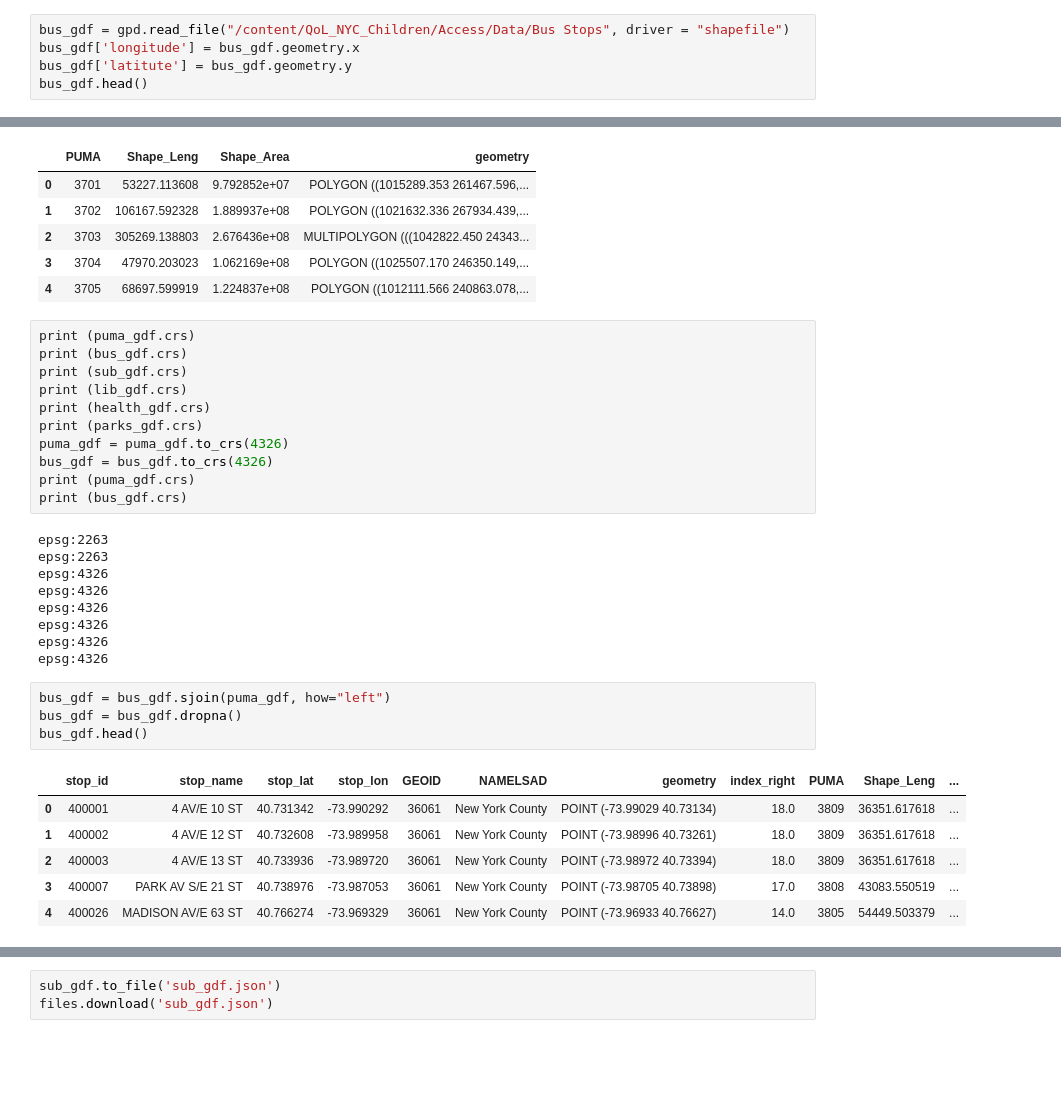
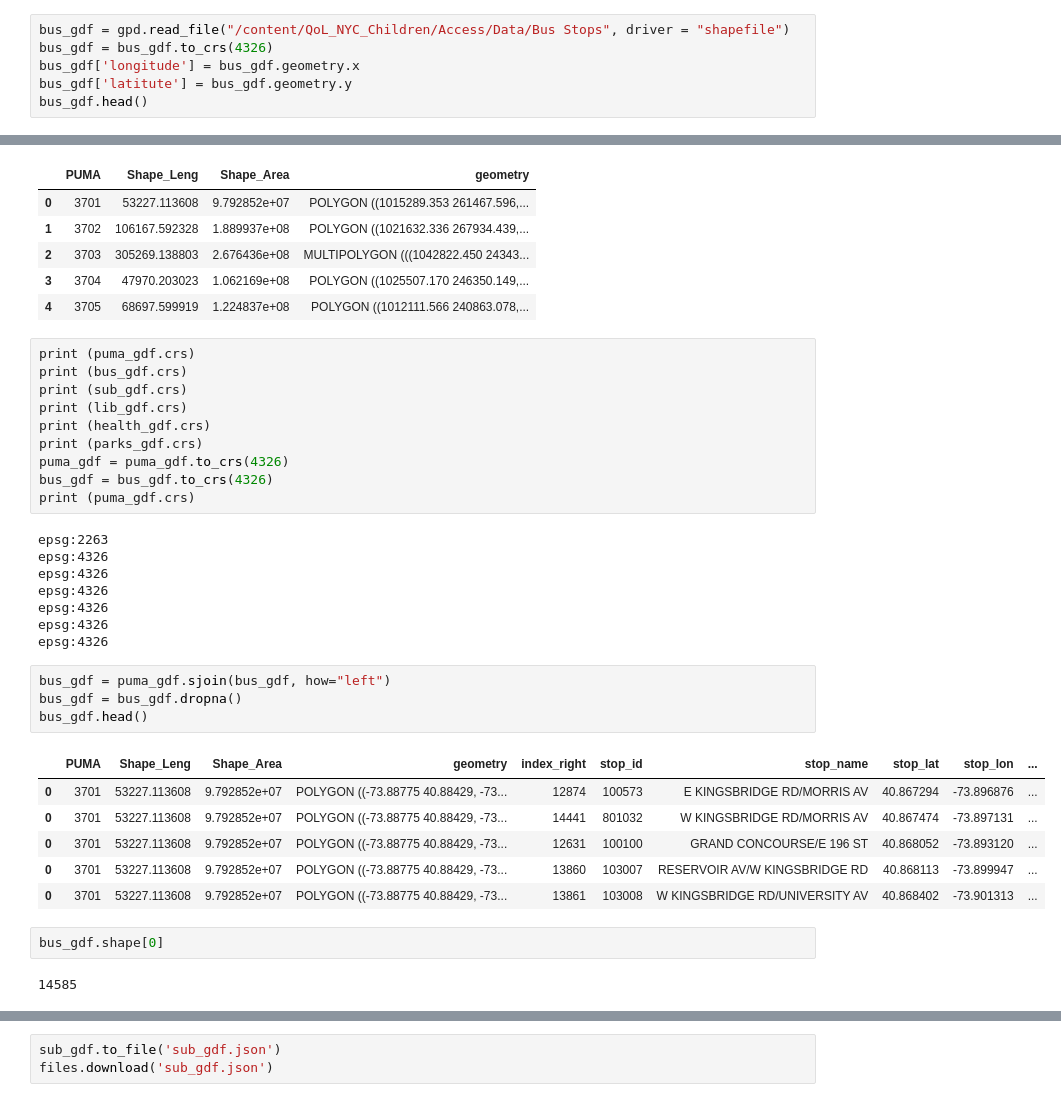
Before and after one commit to kirthi-b/QoL_NYC_Children, a Jupyter notebook: Access/Access.ipynb, the cells around one changed output, grey strips where cells are left out. Cells and saved outputs as stored; diff of their text form; blank space fills up the shorter version.

```diff
--- a/Access/Access.ipynb
+++ b/Access/Access.ipynb
@@ -98,5 +89,6 @@ Resolving deltas: 100% (98/98), done.
 # %%
 bus_gdf = gpd.read_file("/content/QoL_NYC_Children/Access/Data/Bus Stops", driver = "shapefile")
+bus_gdf = bus_gdf.to_crs(4326)
 bus_gdf['longitude'] = bus_gdf.geometry.x
 bus_gdf['latitute'] = bus_gdf.geometry.y
 bus_gdf.head()
@@ -237,9 +233,7 @@ print (parks_gdf.crs)
 puma_gdf = puma_gdf.to_crs(4326)
 bus_gdf = bus_gdf.to_crs(4326)
 print (puma_gdf.crs)
-print (bus_gdf.crs)
 # %% [output]
-epsg:2263
 epsg:2263
 epsg:4326
 epsg:4326
@@ -248,13 +242,17 @@ epsg:4326
 epsg:4326
 epsg:4326
 # %%
-bus_gdf = bus_gdf.sjoin(puma_gdf, how="left")
+bus_gdf = puma_gdf.sjoin(bus_gdf, how="left")
 bus_gdf = bus_gdf.dropna()
 bus_gdf.head()
 # %% [output]
-|  | stop_id | stop_name | stop_lat | stop_lon | GEOID | NAMELSAD | geometry | index_right | PUMA | Shape_Leng | ... |
-| 0 | 400001 | 4 AV/E 10 ST | 40.731342 | -73.990292 | 36061 | New York County | POINT (-73.99029 40.73134) | 18.0 | 3809 | 36351.617618 | ... |
-| 1 | 400002 | 4 AV/E 12 ST | 40.732608 | -73.989958 | 36061 | New York County | POINT (-73.98996 40.73261) | 18.0 | 3809 | 36351.617618 | ... |
-| 2 | 400003 | 4 AV/E 13 ST | 40.733936 | -73.989720 | 36061 | New York County | POINT (-73.98972 40.73394) | 18.0 | 3809 | 36351.617618 | ... |
-| 3 | 400007 | PARK AV S/E 21 ST | 40.738976 | -73.987053 | 36061 | New York County | POINT (-73.98705 40.73898) | 17.0 | 3808 | 43083.550519 | ... |
-| 4 | 400026 | MADISON AV/E 63 ST | 40.766274 | -73.969329 | 36061 | New York County | POINT (-73.96933 40.76627) | 14.0 | 3805 | 54449.503379 | ... |
+|  | PUMA | Shape_Leng | Shape_Area | geometry | index_right | stop_id | stop_name | stop_lat | stop_lon | ... |
+| 0 | 3701 | 53227.113608 | 9.792852e+07 | POLYGON ((-73.88775 40.88429, -73... | 12874 | 100573 | E KINGSBRIDGE RD/MORRIS AV | 40.867294 | -73.896876 | ... |
+| 0 | 3701 | 53227.113608 | 9.792852e+07 | POLYGON ((-73.88775 40.88429, -73... | 14441 | 801032 | W KINGSBRIDGE RD/MORRIS AV | 40.867474 | -73.897131 | ... |
+| 0 | 3701 | 53227.113608 | 9.792852e+07 | POLYGON ((-73.88775 40.88429, -73... | 12631 | 100100 | GRAND CONCOURSE/E 196 ST | 40.868052 | -73.893120 | ... |
+| 0 | 3701 | 53227.113608 | 9.792852e+07 | POLYGON ((-73.88775 40.88429, -73... | 13860 | 103007 | RESERVOIR AV/W KINGSBRIDGE RD | 40.868113 | -73.899947 | ... |
+| 0 | 3701 | 53227.113608 | 9.792852e+07 | POLYGON ((-73.88775 40.88429, -73... | 13861 | 103008 | W KINGSBRIDGE RD/UNIVERSITY AV | 40.868402 | -73.901313 | ... |
+# %%
+bus_gdf.shape[0]
+# %% [output]
+14585
```
Also changed, not shown: parts of 15 cells of this notebook, 13 other files.
